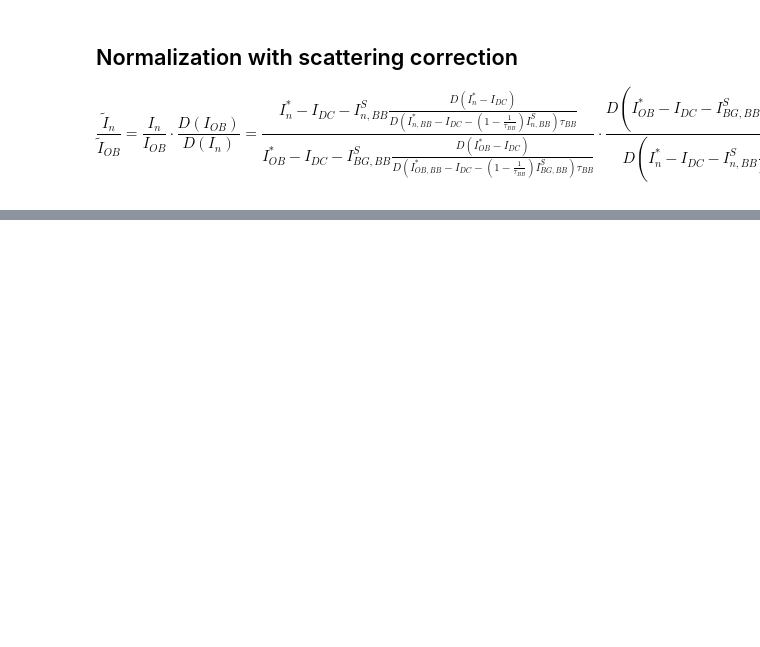
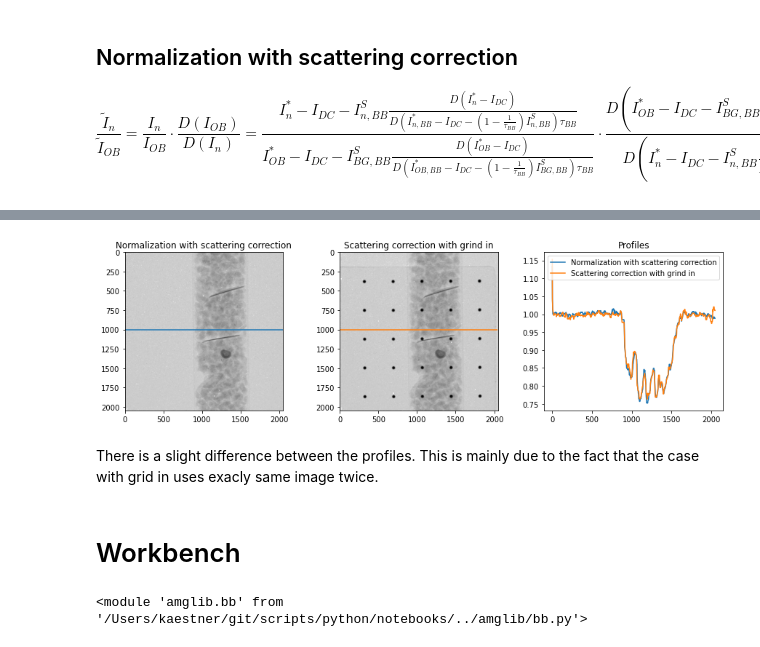
Before and after one commit to neutronimaging/scripts, a Jupyter notebook: python/notebooks/BBCorrection.ipynb, the cells around one changed output, grey strips where cells are left out. Drawn from its saved outputs; the diff is of its cells as text; code cells hidden in the pictures; blank space fills up the shorter version.

```diff
--- a/python/notebooks/BBCorrection.ipynb
+++ b/python/notebooks/BBCorrection.ipynb
@@ -178,0 +215,36 @@ ax[2].legend();
+# %%
+nimg_sc_BBin = bb.normalization_with_BB(bbs,ob,dc,bbs,bbob,sest,obest,[500,500,550,550],0.97)
+# %%
+# Visualization
+N=25
+prop_cycle = plt.rcParams['axes.prop_cycle']
+colors = prop_cycle.by_key()['color']
+
+fig, ax = plt.subplots(1,3,figsize=(15,4))
+
+ax[0].imshow(nimg_sc,vmin=0,vmax=1.25,cmap='gray')
+ax[0].set_title('Normalization with scattering correction')
+ax[0].hlines(1000,xmin=0,xmax=2047,color=colors[0])
+
+ax[1].imshow(nimg_sc_BBin,vmin=0,vmax=1.25,cmap='gray')
+ax[1].set_title('Scattering correction with grind in')
+ax[1].hlines(1000,xmin=0,xmax=2047,color=colors[1])
+
+ax[2].plot(filt.median(nimg_sc[1000:1010].mean(axis=0), np.ones(N)),  label='Normalization with scattering correction')
+ax[2].plot(filt.median(nimg_sc_BBin[1000:1010].mean(axis=0),   np.ones(N)),  label='Scattering correction with grind in')
+
+ax[2].set_title('Profiles')
+
+ax[2].legend();
+# %% [output]
+[figure, added]
+# %% [markdown]
+There is a slight difference between the profiles. This is mainly due to the fact that the case with grid in uses exacly same image twice.
+# %% [markdown]
+# Workbench
+# %%
+import importlib
+importlib.reload(rd)
+importlib.reload(bb)
+# %% [output]
+<module 'amglib.bb' from '/Users/kaestner/git/scripts/python/notebooks/../amglib/bb.py'>
```
Also changed, not shown: parts of 24 cells of this notebook, 7 other files.
